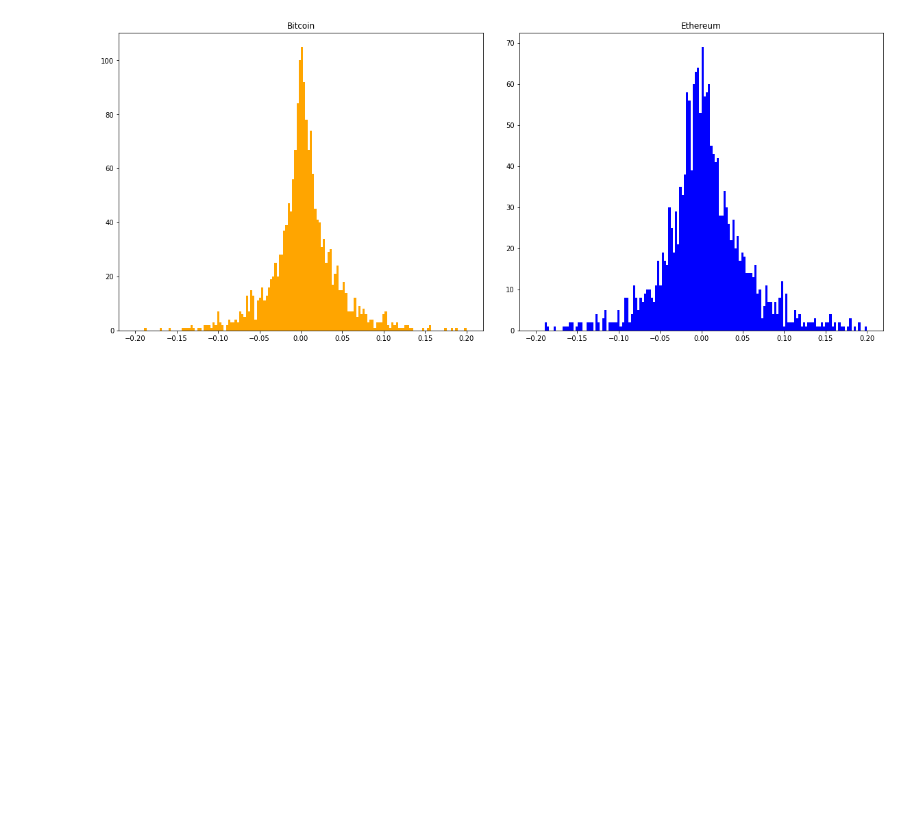
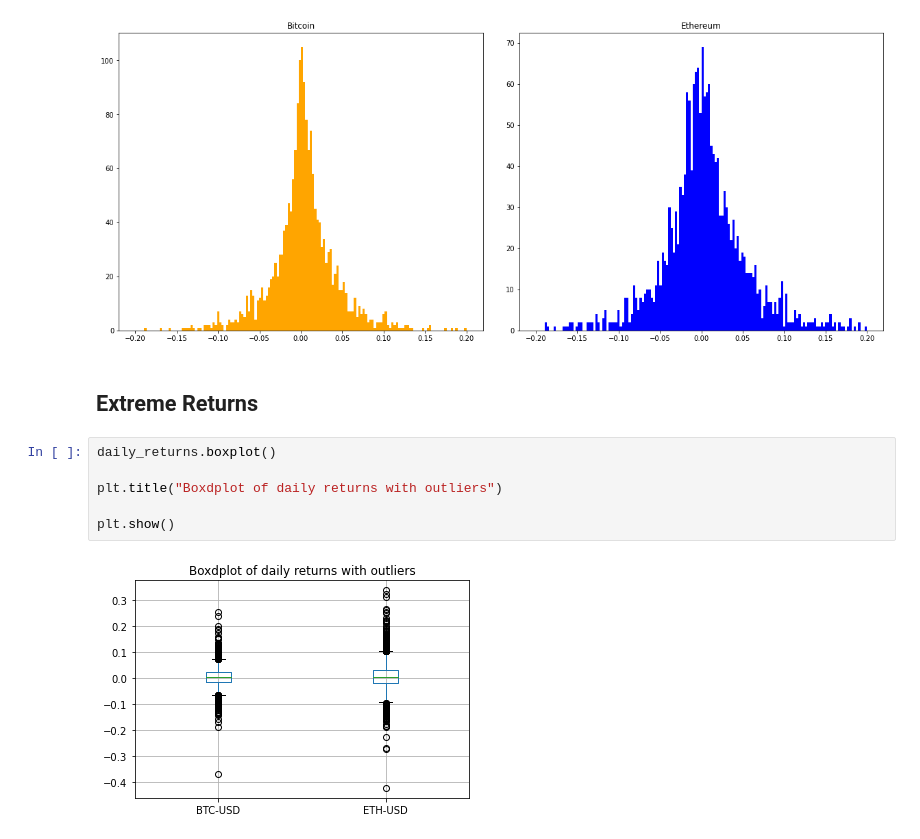
Before and after one commit to rayaroun/Data-Analytics-Projects, a Jupyter notebook: Cryptocurrency Analysis/Analysis and Prediction using Python.ipynb, the cells around one changed output. Drawn from its saved outputs; the diff is of its cells as text; blank space fills up the shorter version.

```diff
--- a/Cryptocurrency Analysis/Analysis and Prediction using Python.ipynb
+++ b/Cryptocurrency Analysis/Analysis and Prediction using Python.ipynb
@@ -124,3 +124,13 @@ axs[1].set_title('Ethereum')
 plt.show()
 # %% [output]
 [figure]
+# %% [markdown]
+## Extreme Returns
+# %%
+daily_returns.boxplot()
+
+plt.title("Boxdplot of daily returns with outliers")
+
+plt.show()
+# %% [output]
+[figure, added]
```
Also changed, not shown: parts of 41 cells of this notebook.
